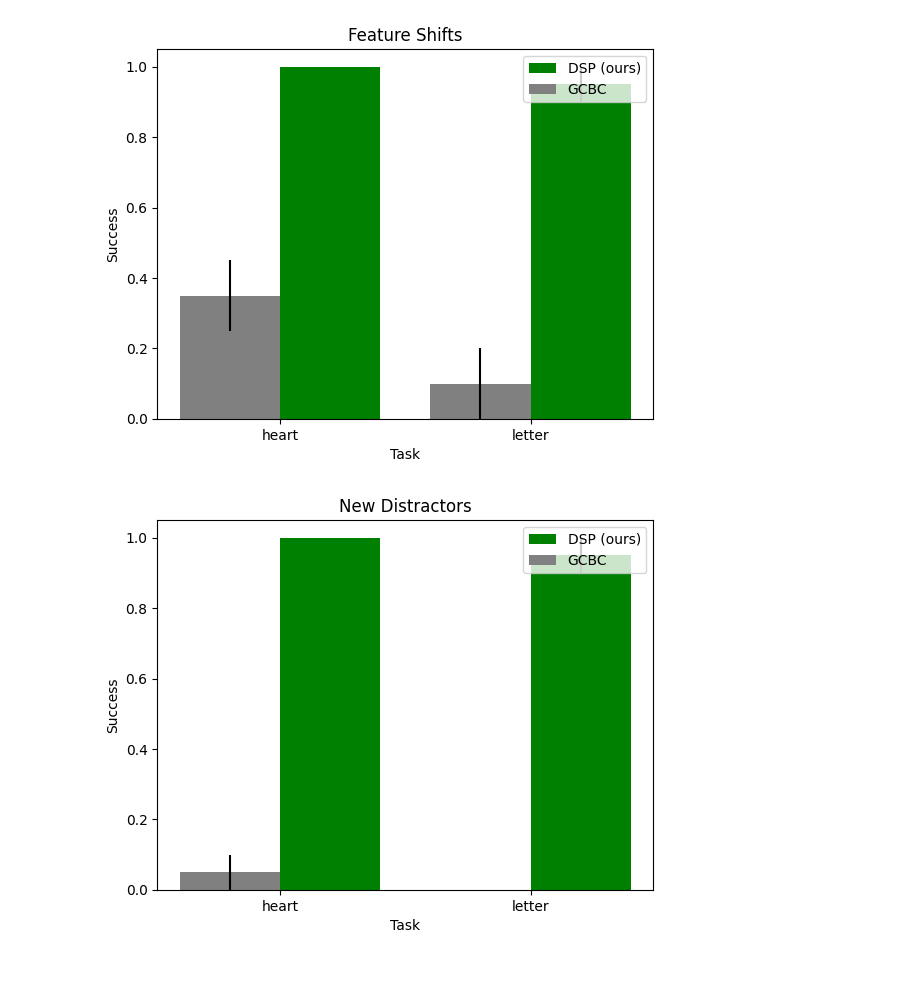
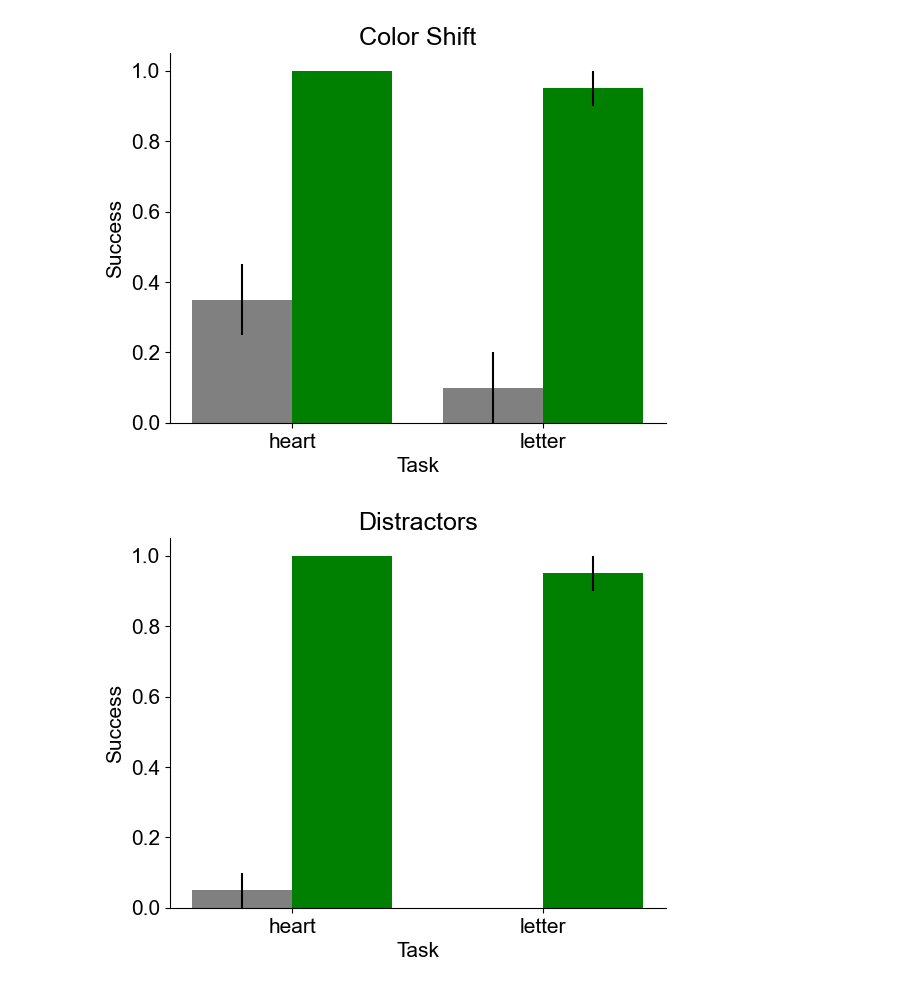
Before and after one commit to andipeng/align-lang, a Jupyter notebook: plots/plot_generalization.ipynb, the cells around one changed output. Cells and saved outputs as stored; diff of their text form; code cells hidden in the pictures.

Commit message:
lang ambiguity plots

```diff
--- a/plots/plot_generalization.ipynb
+++ b/plots/plot_generalization.ipynb
@@ -3,29 +3,34 @@ import random
 import pandas as pd
 import numpy as np
 import matplotlib.pyplot as plt
+import seaborn as sns
+plt.rcParams.update({'font.size': 15})
+plt.rc('font',family='serif', serif=['Arial'])
+frameon=False
 # %%
 # changing color
 dsp = [1, 0.95]
 dsp_error = [0, 0.05]
 gcbc = [0.35, 0.1]
 gcbc_error = [0.1, 0.1]
 
 figure1 = plt.bar(range(len(dsp)), dsp, yerr=dsp_error, align='edge', width=0.4, label='DSP (ours)', color='green')
 figure2 = plt.bar(range(len(gcbc)), gcbc, yerr=gcbc_error, align='edge', width=-0.4, label='GCBC', color='gray')
 
 #plt.xticks(np.arange(9), ['red heart', 'heart', 'tiger', 'letter', 'consonant', 'vowel', 'letter', 'alphabet', 'kitchen'])
 plt.xticks(np.arange(2), ['heart','letter'])
 
-plt.legend()
+#plt.legend()
 
-plt.title("Feature Shifts")
+plt.title("Color Shift")
 plt.xlabel("Task")
 plt.ylabel("Success")
+sns.despine()
 
 plt.savefig('state_color.pdf', format="pdf", bbox_inches="tight")
 plt.show()
 # %% [output]
-[figure, old version]
+[figure, new version]
 # %%
 # changing color
 dsp = [1, 0.95]
@@ -39,13 +44,14 @@ figure2 = plt.bar(range(len(gcbc)), gcbc, yerr=gcbc_error, align='edge', width=-
 #plt.xticks(np.arange(9), ['red heart', 'heart', 'tiger', 'letter', 'consonant', 'vowel', 'letter', 'alphabet', 'kitchen'])
 plt.xticks(np.arange(2), ['heart','letter'])
 
-plt.legend()
+#plt.legend()
 
-plt.title("New Distractors")
+plt.title("Distractors")
 plt.xlabel("Task")
 plt.ylabel("Success")
+sns.despine()
 
 plt.savefig('state_distractor.pdf', format="pdf", bbox_inches="tight")
 plt.show()
 # %% [output]
-[figure, old version]
+[figure, new version]
```
Also changed, not shown: parts of 2 cells of this notebook, 27 other files.
